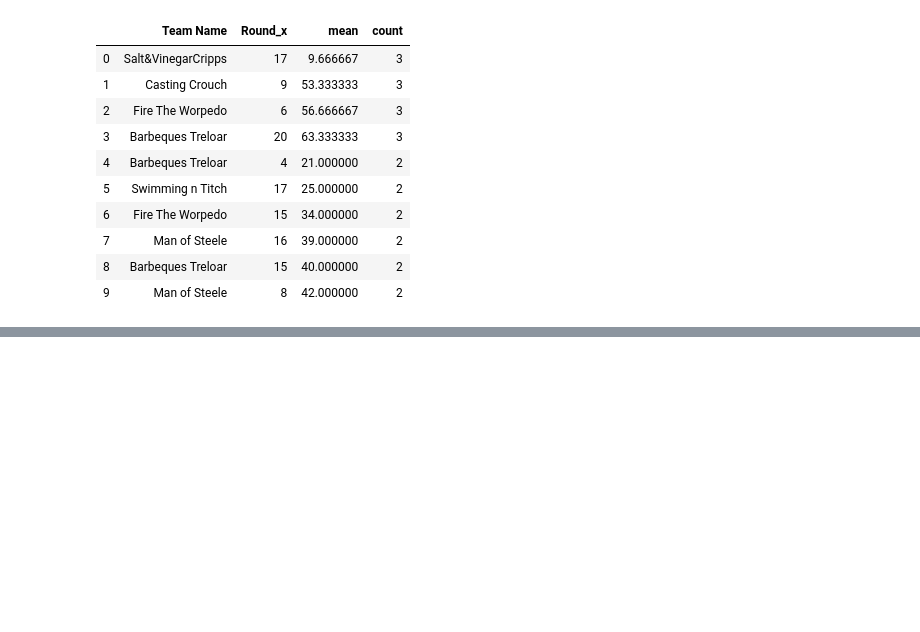
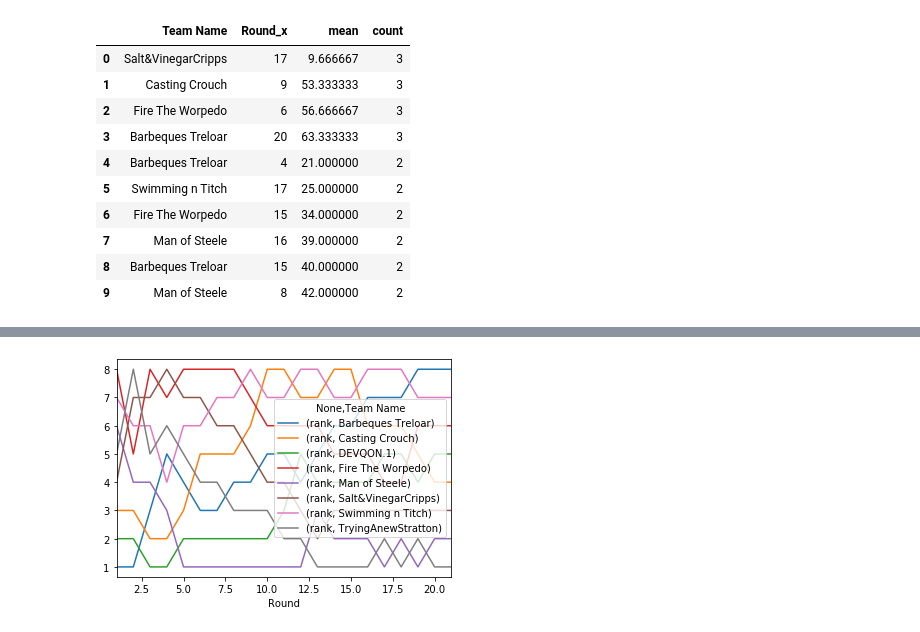
Before and after one commit to mark-richards/sc_scraper, a Jupyter notebook: 2019 Summary.ipynb, the cells around one changed output, grey strips where cells are left out. Drawn from its saved outputs; the diff is of its cells as text; code cells hidden in the pictures; blank space fills up the shorter version.

Commit message:
ladder positions plot

```diff
--- a/2019 Summary.ipynb
+++ b/2019 Summary.ipynb
@@ -582,3 +582,8 @@ df_most_injuries_in_game.reset_index().head(10)
 | 7 | Man of Steele | 16 | 39.000000 | 2 |
 | 8 | Barbeques Treloar | 15 | 40.000000 | 2 |
 | 9 | Man of Steele | 8 | 42.000000 | 2 |
+# %%
+df_combined_weekly_ladders = pd.read_csv("outputs/weekly_ladder_20191113-174605.csv")
+df_combined_weekly_ladders['rank'] = df_combined_weekly_ladders['rank'].map(lambda x: x[:1])
+df_combined_weekly_ladders['rank'] = pd.to_numeric(df_combined_weekly_ladders['rank'])
+df_combined_weekly_ladders
@@ -584,0 +604,3 @@ df_most_injuries_in_game.reset_index().head(10)
+# %%
+df_grouped_ladder = pd.pivot_table(df_combined_weekly_ladders, index=['Round'], columns=['Team Name'], values=['rank'])
+df_grouped_ladder
@@ -584,0 +627,4 @@ df_most_injuries_in_game.reset_index().head(10)
+# %%
+plot = df_grouped_ladder.plot(kind='line')
+# %% [output]
+[figure, added]
```
Also changed, not shown: parts of 2 cells of this notebook, 1 other file.
